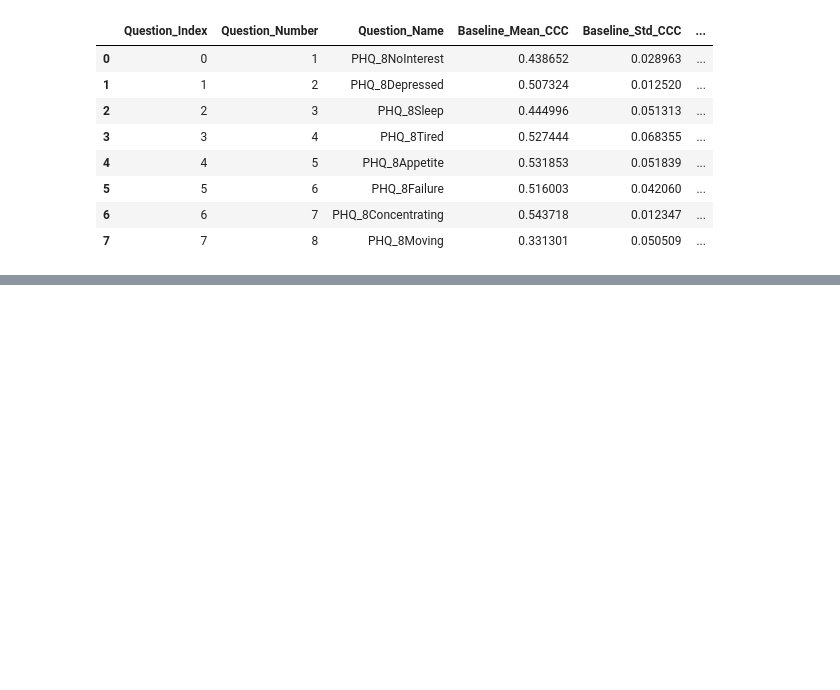
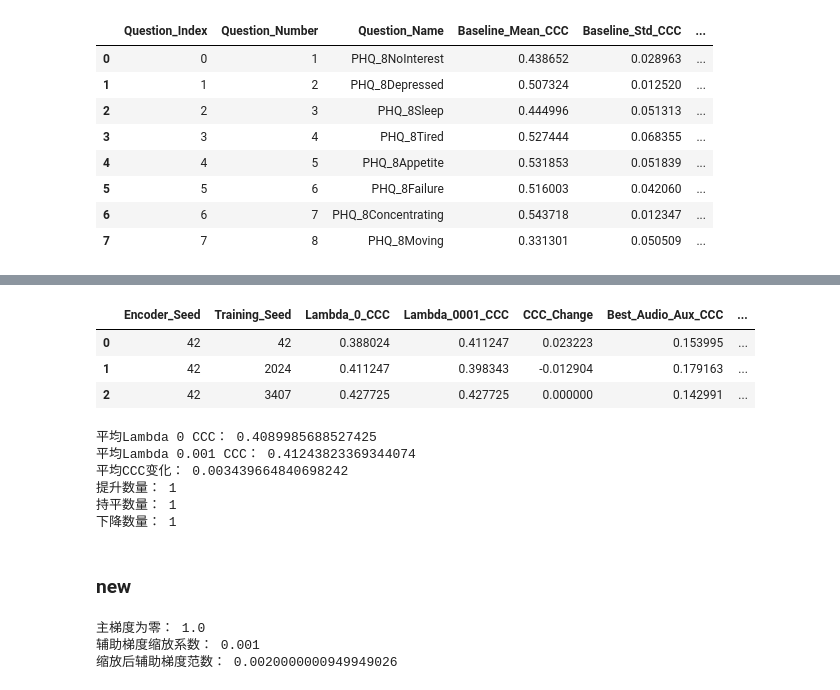
Before and after one commit to colderlyr/questmf_fuxian, a Jupyter notebook: Audio/self.ipynb, the cells around one changed output, grey strips where cells are left out. Saved outputs shown, nothing was run; the diff lists cells and outputs as text; code cells hidden in the pictures; blank space fills up the shorter version.

```diff
--- a/Audio/self.ipynb
+++ b/Audio/self.ipynb
@@ -5418,0 +5509,8 @@ print("平均CCC变化：", q8_audio_aux_comparison["CCC_Change"].mean())
+# %%
+def create_fusion_audio_aux_seed_split_checkpoint(model, optimizer, checkpoint_type, epoch, question_index, encoder_seed, training_seed, train_metrics, val_metrics, class_counts, imboll_weights, text_checkpoint_path, audio_checkpoint_path, lambda_audio_aux, best_val_fusion_loss, best_val_fusion_ccc, best_val_audio_aux_ccc, best_fusion_loss_epoch, best_fusion_ccc_epoch, best_audio_aux_ccc_epoch):
+    checkpoint = create_fusion_audio_aux_checkpoint(model, optimizer, checkpoint_type, epoch, question_index, training_seed, train_metrics, val_metrics, class_counts, imboll_weights, text_checkpoint_path, audio_checkpoint_path, lambda_audio_aux, best_val_fusion_loss, best_val_fusion_ccc, best_val_audio_aux_ccc, best_fusion_loss_epoch, best_fusion_ccc_epoch, best_audio_aux_ccc_epoch)
+    checkpoint["experiment_type"] = "fusion_audio_auxiliary_imboll_seed_split_controlled"
+    checkpoint["encoder_seed"] = encoder_seed
+    checkpoint["training_seed"] = training_seed
+    checkpoint["auxiliary_head_dropout"] = 0.0
+    return checkpoint
@@ -5418,0 +5622,3 @@ print("平均CCC变化：", q8_audio_aux_comparison["CCC_Change"].mean())
+# %%
+q8_encoder42_training2024_lambda0_result = train_fusion_question_audio_aux_seed_split(question_index=7, encoder_seed=42, training_seed=2024, lambda_audio_aux=0.0)
+q8_encoder42_training2024_lambda01_result = train_fusion_question_audio_aux_seed_split(question_index=7, encoder_seed=42, training_seed=2024, lambda_audio_aux=0.1)
@@ -5418,0 +5643,3 @@ print("平均CCC变化：", q8_audio_aux_comparison["CCC_Change"].mean())
+# %%
+q8_encoder42_training3407_lambda0_result = train_fusion_question_audio_aux_seed_split(question_index=7, encoder_seed=42, training_seed=3407, lambda_audio_aux=0.0)
+q8_encoder42_training3407_lambda01_result = train_fusion_question_audio_aux_seed_split(question_index=7, encoder_seed=42, training_seed=3407, lambda_audio_aux=0.1)
@@ -5418,0 +5828,4 @@ print("平均CCC变化：", q8_audio_aux_comparison["CCC_Change"].mean())
+# %%
+q8_encoder42_training42_lambda0001_result = train_fusion_question_audio_aux_seed_split(question_index=7, encoder_seed=42, training_seed=42, lambda_audio_aux=0.001)
+q8_encoder42_training2024_lambda0001_result = train_fusion_question_audio_aux_seed_split(question_index=7, encoder_seed=42, training_seed=2024, lambda_audio_aux=0.001)
+q8_encoder42_training3407_lambda0001_result = train_fusion_question_audio_aux_seed_split(question_index=7, encoder_seed=42, training_seed=3407, lambda_audio_aux=0.001)
@@ -5418,0 +5850,30 @@ print("平均CCC变化：", q8_audio_aux_comparison["CCC_Change"].mean())
+# %%
+q8_lambda0001_results = [q8_encoder42_training42_lambda0001_result, q8_encoder42_training2024_lambda0001_result, q8_encoder42_training3407_lambda0001_result]
+q8_lambda0_ccc_by_training_seed = {42: 0.3880239725112915, 2024: q8_encoder42_training2024_lambda0_result["best_val_fusion_ccc"], 3407: q8_encoder42_training3407_lambda0_result["best_val_fusion_ccc"]}
+q8_lambda0001_rows = []
+for result in q8_lambda0001_results:
+    training_seed = result["training_seed"]
+    lambda0_ccc = q8_lambda0_ccc_by_training_seed[training_seed]
+    lambda0001_ccc = result["best_val_fusion_ccc"]
+    q8_lambda0001_rows.append({"Encoder_Seed": 42, "Training_Seed": training_seed, "Lambda_0_CCC": lambda0_ccc, "Lambda_0001_CCC": lambda0001_ccc, "CCC_Change": lambda0001_ccc - lambda0_ccc, "Best_Audio_Aux_CCC": result["best_val_audio_aux_ccc"], "Best_Fusion_Epoch": result["best_fusion_ccc_epoch"]})
+q8_lambda0001_comparison = pd.DataFrame(q8_lambda0001_rows)
+display(q8_lambda0001_comparison)
+print("平均Lambda 0 CCC：", q8_lambda0001_comparison["Lambda_0_CCC"].mean())
+print("平均Lambda 0.001 CCC：", q8_lambda0001_comparison["Lambda_0001_CCC"].mean())
+print("平均CCC变化：", q8_lambda0001_comparison["CCC_Change"].mean())
+print("提升数量：", int((q8_lambda0001_comparison["CCC_Change"] > 0).sum()))
+print("持平数量：", int(np.isclose(q8_lambda0001_comparison["CCC_Change"], 0.0).sum()))
+print("下降数量：", int((q8_lambda0001_comparison["CCC_Change"] < 0).sum()))
+# %% [output]
+|  | Encoder_Seed | Training_Seed | Lambda_0_CCC | Lambda_0001_CCC | CCC_Change | Best_Audio_Aux_CCC | ... |
+| 0 | 42 | 42 | 0.388024 | 0.411247 | 0.023223 | 0.153995 | ... |
+| 1 | 42 | 2024 | 0.411247 | 0.398343 | -0.012904 | 0.179163 | ... |
+| 2 | 42 | 3407 | 0.427725 | 0.427725 | 0.000000 | 0.142991 | ... |
+平均Lambda 0 CCC： 0.4089985688527425
+平均Lambda 0.001 CCC： 0.41243823369344074
+平均CCC变化： 0.003439664840698242
+提升数量： 1
+持平数量： 1
+下降数量： 1
+# %% [markdown]
+### new
@@ -5418,0 +6044,12 @@ print("平均CCC变化：", q8_audio_aux_comparison["CCC_Change"].mean())
+# %%
+gradient_test_parameter = nn.Parameter(torch.zeros(4, device=device))
+gradient_test_primary = [torch.zeros_like(gradient_test_parameter)]
+gradient_test_auxiliary = [torch.ones_like(gradient_test_parameter)]
+_, gradient_test_scaled, gradient_test_statistics = project_and_scale_auxiliary_gradients(gradient_test_primary, gradient_test_auxiliary, [gradient_test_parameter], target_ratio=0.25)
+print("主梯度为零：", gradient_test_statistics["primary_is_zero"])
+print("辅助梯度缩放系数：", gradient_test_statistics["applied_scale"])
+print("缩放后辅助梯度范数：", torch.norm(gradient_test_scaled[0]).item())
+# %% [output]
+主梯度为零： 1.0
+辅助梯度缩放系数： 0.001
+缩放后辅助梯度范数： 0.0020000000949949026
```
Also changed, not shown: parts of 58 cells of this notebook.
